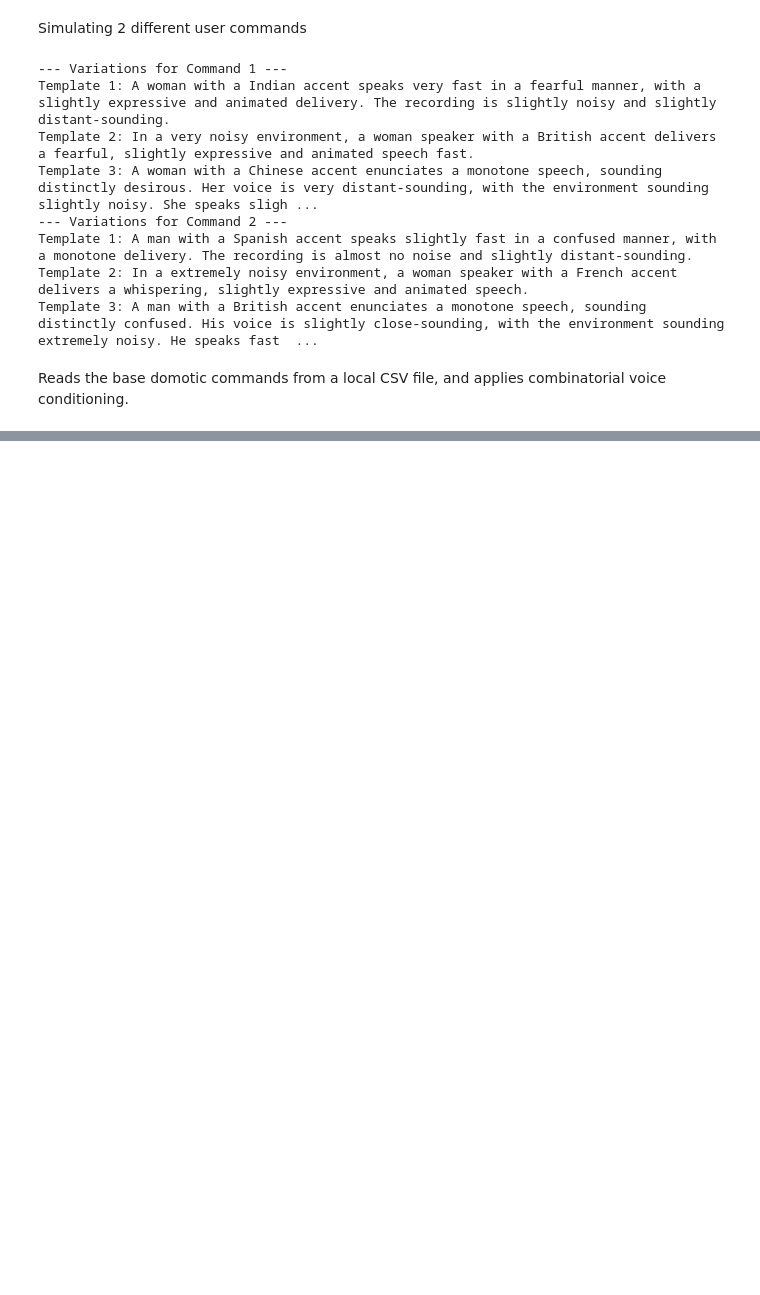
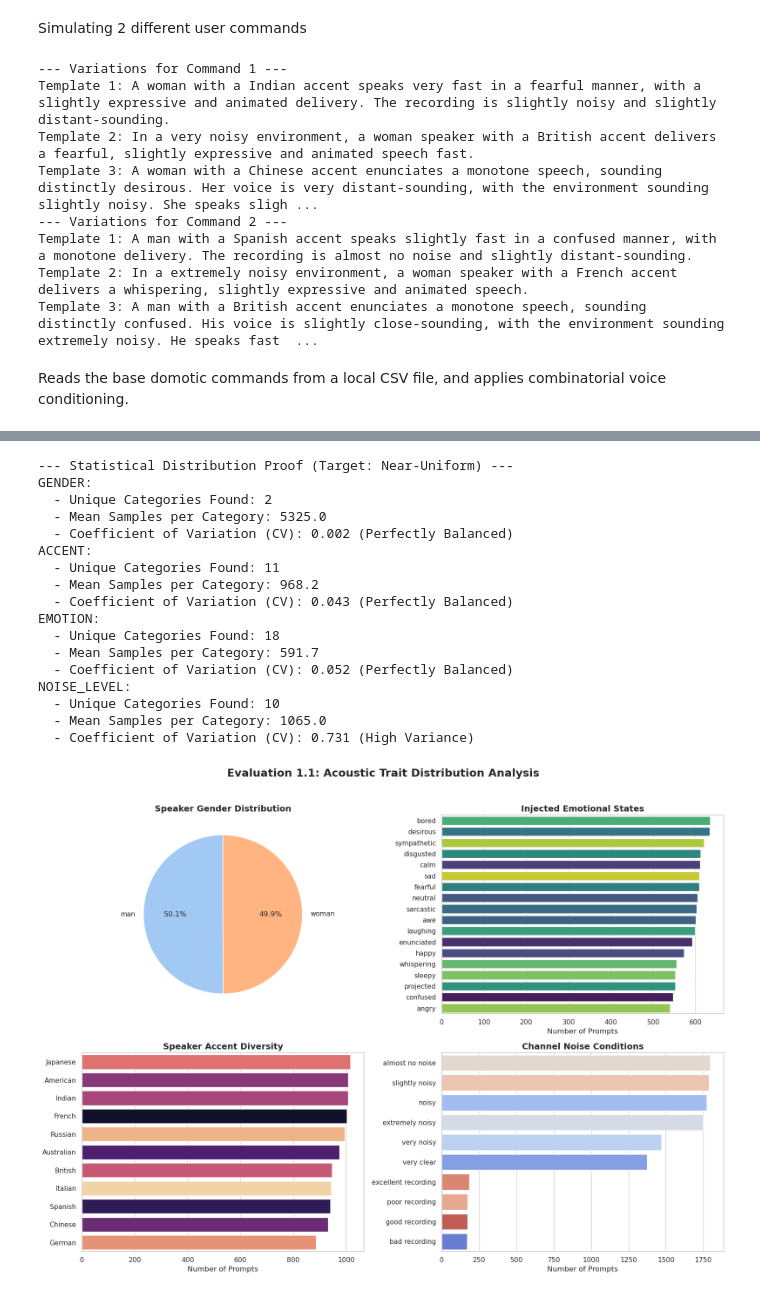
Before and after one commit to Vitolus/Thesis-MSc, a Jupyter notebook: dataset_manipulation.ipynb, the cells around one changed output, grey strips where cells are left out. Saved outputs shown, nothing was run; the diff lists cells and outputs as text; code cells hidden in the pictures; blank space fills up the shorter version.

```diff
--- a/dataset_manipulation.ipynb
+++ b/dataset_manipulation.ipynb
@@ -148,0 +263,21 @@ create_prompts_dataset("./data/cleaned_raw_test.csv", "./data/description_prompt
+# %%
+plot_dataset_diversity(evaluate_dataset_diversity("./data/description_prompts_test.csv"))
+# %% [output]
+--- Statistical Distribution Proof (Target: Near-Uniform) ---
+GENDER:
+  - Unique Categories Found: 2
+  - Mean Samples per Category: 5325.0
+  - Coefficient of Variation (CV): 0.002 (Perfectly Balanced)
+ACCENT:
+  - Unique Categories Found: 11
+  - Mean Samples per Category: 968.2
+  - Coefficient of Variation (CV): 0.043 (Perfectly Balanced)
+EMOTION:
+  - Unique Categories Found: 18
+  - Mean Samples per Category: 591.7
+  - Coefficient of Variation (CV): 0.052 (Perfectly Balanced)
+NOISE_LEVEL:
+  - Unique Categories Found: 10
+  - Mean Samples per Category: 1065.0
+  - Coefficient of Variation (CV): 0.731 (High Variance)
+[figure, added]
```
Also changed, not shown: parts of 6 cells of this notebook, 1 other file.
